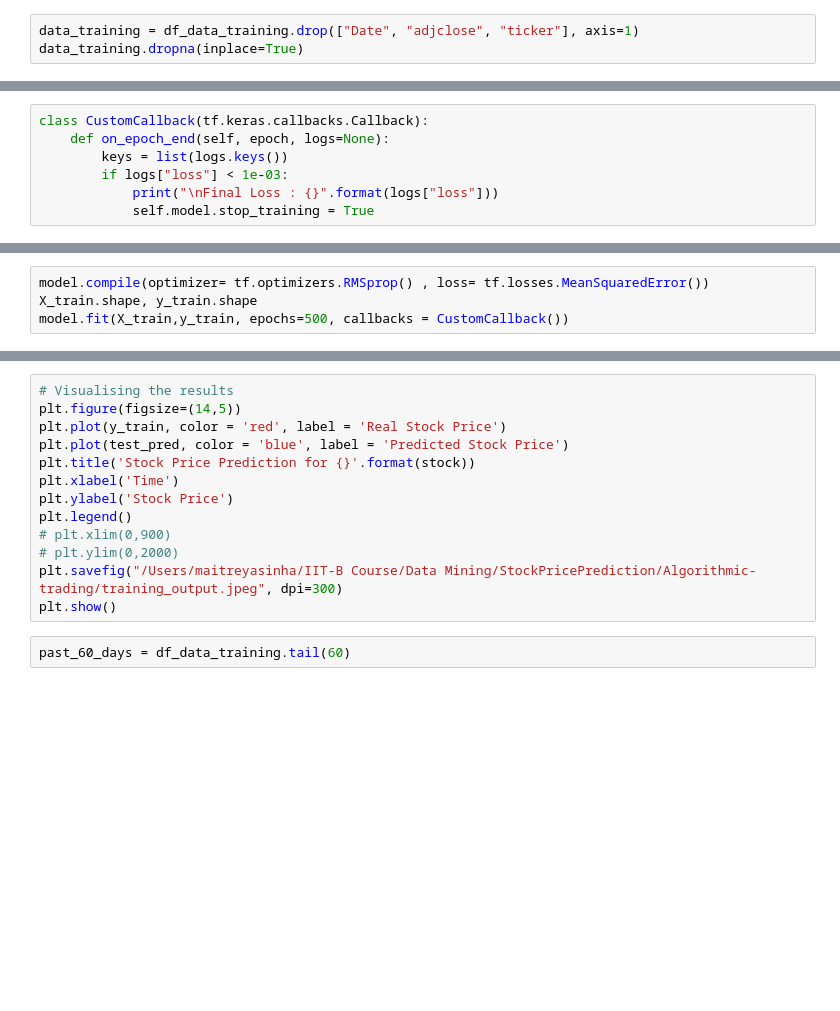
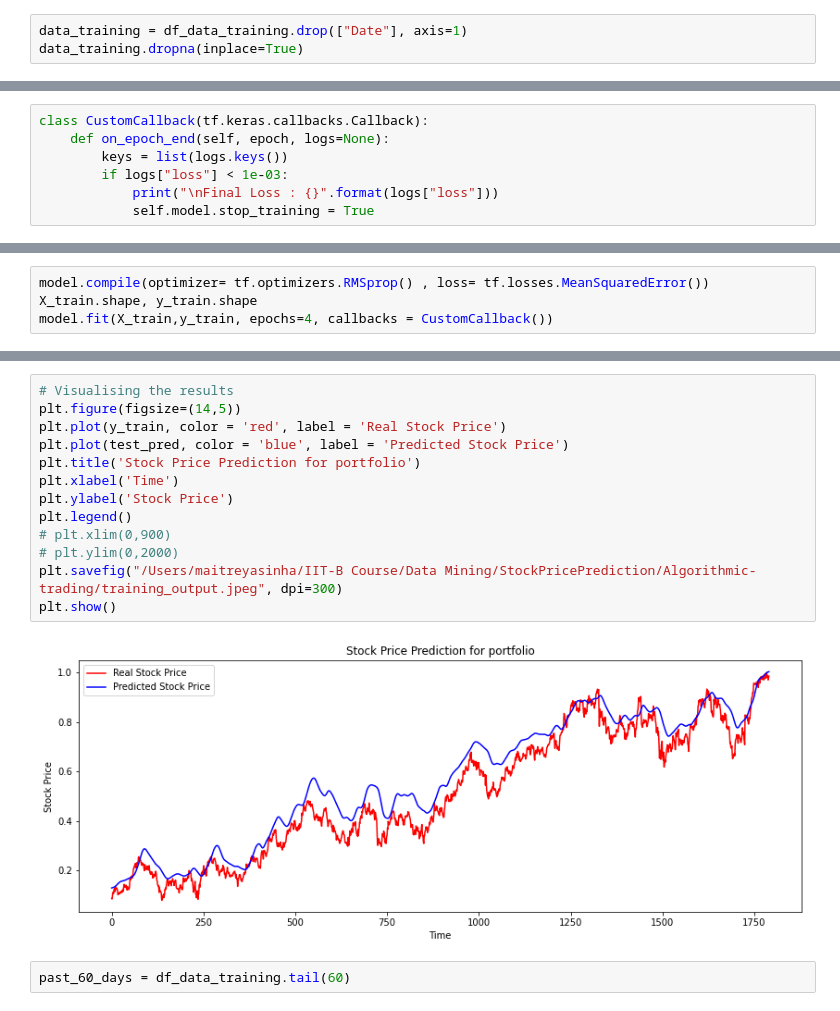
Before and after one commit to maitreyasinha/Portfolio-Analysis, a Jupyter notebook: PortfolioRiskAnalysis_v2.ipynb, the cells around one changed output, grey strips where cells are left out. Drawn from its saved outputs; the diff is of its cells as text; blank space fills up the shorter version.

```diff
--- a/PortfolioRiskAnalysis_v2.ipynb
+++ b/PortfolioRiskAnalysis_v2.ipynb
@@ -105,3 +197,3 @@ Training Size : 3555, Test Size : 214
 # %%
-data_training = df_data_training.drop(["Date", "adjclose", "ticker"], axis=1)
+data_training = df_data_training.drop(["Date"], axis=1)
 data_training.dropna(inplace=True)
@@ -151,4 +285,4 @@ class CustomCallback(tf.keras.callbacks.Callback):
 # %%
 model.compile(optimizer= tf.optimizers.RMSprop() , loss= tf.losses.MeanSquaredError())
 X_train.shape, y_train.shape
-model.fit(X_train,y_train, epochs=500, callbacks = CustomCallback())
+model.fit(X_train,y_train, epochs=4, callbacks = CustomCallback())
@@ -160,16 +307,18 @@ test_pred.shape
 # %%
 # Visualising the results
 plt.figure(figsize=(14,5))
 plt.plot(y_train, color = 'red', label = 'Real Stock Price')
 plt.plot(test_pred, color = 'blue', label = 'Predicted Stock Price')
-plt.title('Stock Price Prediction for {}'.format(stock))
+plt.title('Stock Price Prediction for portfolio')
 plt.xlabel('Time')
 plt.ylabel('Stock Price')
 plt.legend()
 # plt.xlim(0,900)
 # plt.ylim(0,2000)
 plt.savefig("/Users/maitreyasinha/IIT-B Course/Data Mining/StockPricePrediction/Algorithmic-trading/training_output.jpeg", dpi=300)
 plt.show()
+# %% [output]
+[figure, added]
 # %%
 past_60_days = df_data_training.tail(60)
 # %%
```
Also changed, not shown: parts of 27 cells of this notebook.
